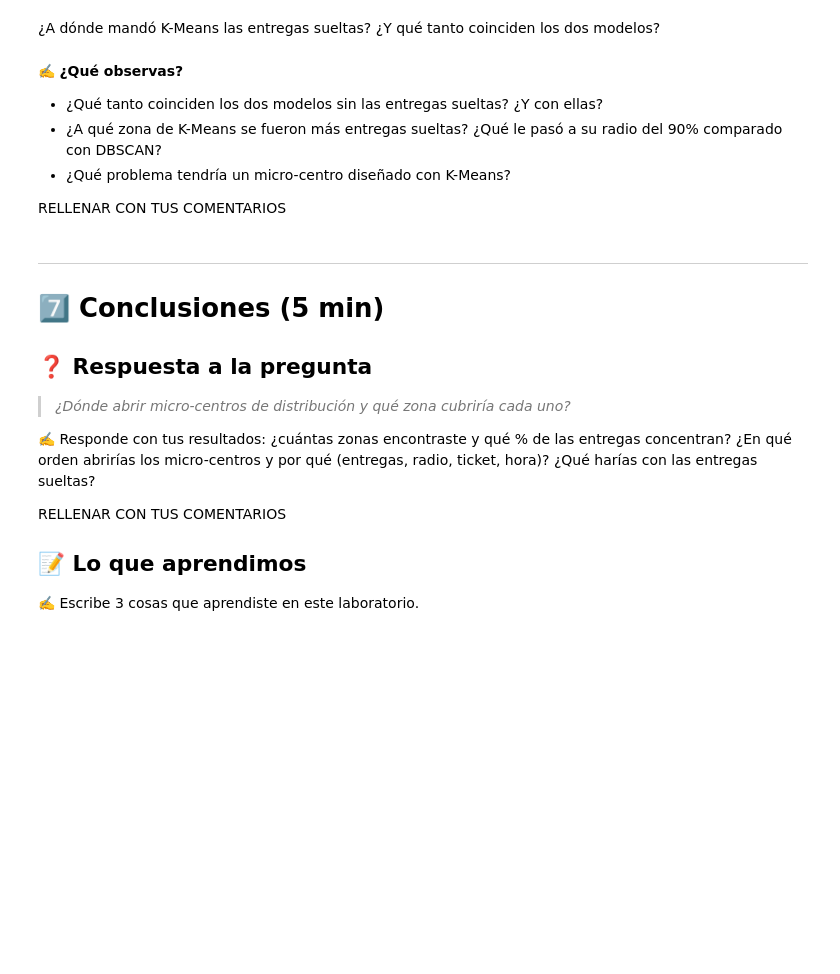
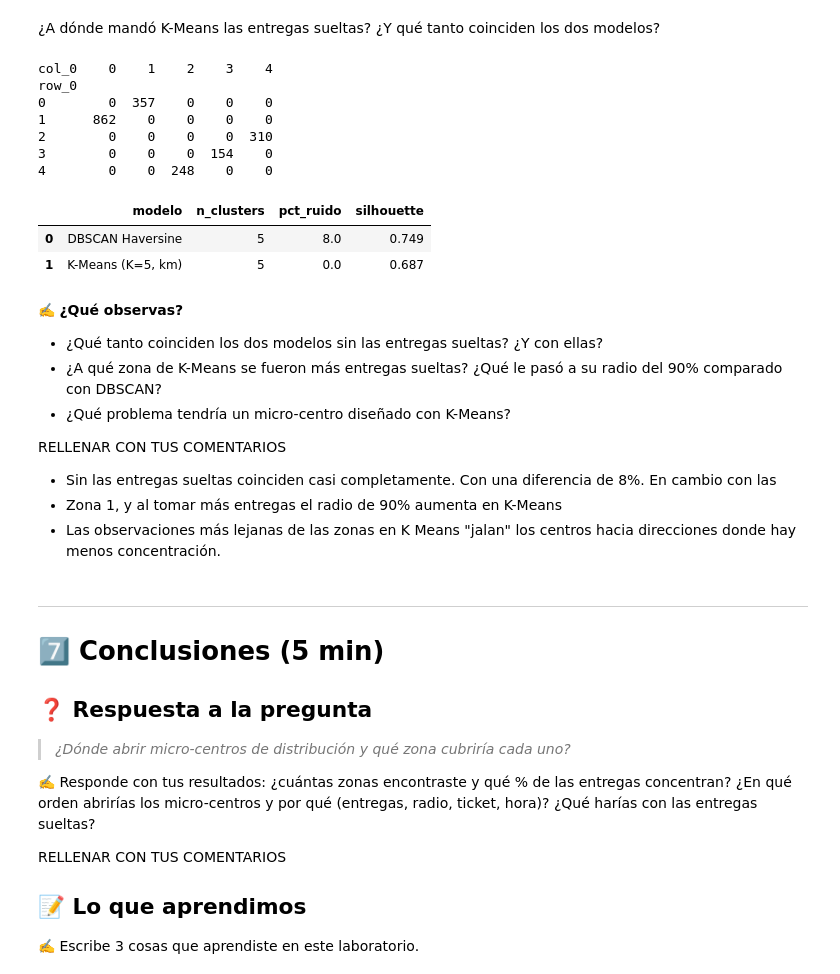
Before and after one commit to AlbertoJT/aprendizaje-no-supervisado-student, a Jupyter notebook: 02-dbscan/caso_entregas.ipynb, the cells around one changed output. Cells and saved outputs as stored; diff of their text form; code cells hidden in the pictures; blank space fills up the shorter version.

```diff
--- a/02-dbscan/caso_entregas.ipynb
+++ b/02-dbscan/caso_entregas.ipynb
@@ -797,6 +808,10 @@ K-Means no acepta Haversine, así que lo ajustamos sobre la proyección en km (`
 # 3. comparacion.append(evaluar_clustering('K-Means (k=<tus zonas>, km)', X_km, labels_kmeans))
 # 4. zonas_kmeans = resumen_zonas(df, labels_kmeans)
 # ✍️ Tu código aquí
+kmeans_entregas = KMeans(n_clusters=5, n_init=10, random_state=42).fit(X_km)
+labels_kmeans = kmeans_entregas.labels_
+comparacion.append(evaluar_clustering('K-Means (K=5, km)', X_km, labels_kmeans))
+zonas_kmeans = resumen_zonas(df, labels_kmeans)
 # %%
 # Mapa de K-Means con sus centros
 # Pista: plot_mapa(df, labels_kmeans, centros=zonas_kmeans)
@@ -806,10 +822,28 @@ K-Means no acepta Haversine, así que lo ajustamos sobre la proyección en km (`
 # %%
 # 1. grupo_dbscan = np.where(labels_zona == -1, 'Ruido', 'DBSCAN ' + labels_zona.astype(str))
 # 2. pd.crosstab(grupo_dbscan, labels_kmeans, rownames=['DBSCAN'], colnames=['K-Means'])
 # 3. con_zona = labels_zona != -1; tabla_con_zona = pd.crosstab(labels_zona[con_zona], labels_kmeans[con_zona])
 #    coinciden = la suma, fila por fila, de la celda más grande. Pista: tabla_con_zona.max(axis=1).sum()
 # 4. pd.DataFrame(comparacion)
 # ✍️ Tu código aquí
+grupo_dbscan = np.where(labels_zona == -1, 'Ruido', 'DBSCAN ' + labels_zona.astype(str))
+pd.crosstab(grupo_dbscan, labels_kmeans, rownames=['DBSCAN'], colnames=['K-Means'])
+con_zona = labels_zona != -1
+tabla_con_zona = pd.crosstab(labels_zona[con_zona], labels_kmeans[con_zona])
+tabla_con_zona.max(axis=1).sum()
+print(tabla_con_zona)
+pd.DataFrame(comparacion)
+# %% [output]
+col_0    0    1    2    3    4
+row_0
+0        0  357    0    0    0
+1      862    0    0    0    0
+2        0    0    0    0  310
+3        0    0    0  154    0
+4        0    0  248    0    0
+|  | modelo | n_clusters | pct_ruido | silhouette |
+| 0 | DBSCAN Haversine | 5 | 8.0 | 0.749 |
+| 1 | K-Means (K=5, km) | 5 | 0.0 | 0.687 |
 # %% [markdown]
 ✍️ **¿Qué observas?**
 - ¿Qué tanto coinciden los dos modelos sin las entregas sueltas? ¿Y con ellas?
@@ -817,6 +851,9 @@ K-Means no acepta Haversine, así que lo ajustamos sobre la proyección en km (`
 - ¿Qué problema tendría un micro-centro diseñado con K-Means?
 
 RELLENAR CON TUS COMENTARIOS
+- Sin las entregas sueltas coinciden casi completamente. Con una diferencia de 8%. En cambio con las
+- Zona 1, y al tomar más entregas el radio de 90% aumenta en K-Means
+- Las observaciones más lejanas de las zonas en K Means "jalan" los centros hacia direcciones donde hay menos concentración.
 # %% [markdown]
 ---
 # 7️⃣ Conclusiones (5 min)
```
Also changed, not shown: parts of 8 cells of this notebook.
